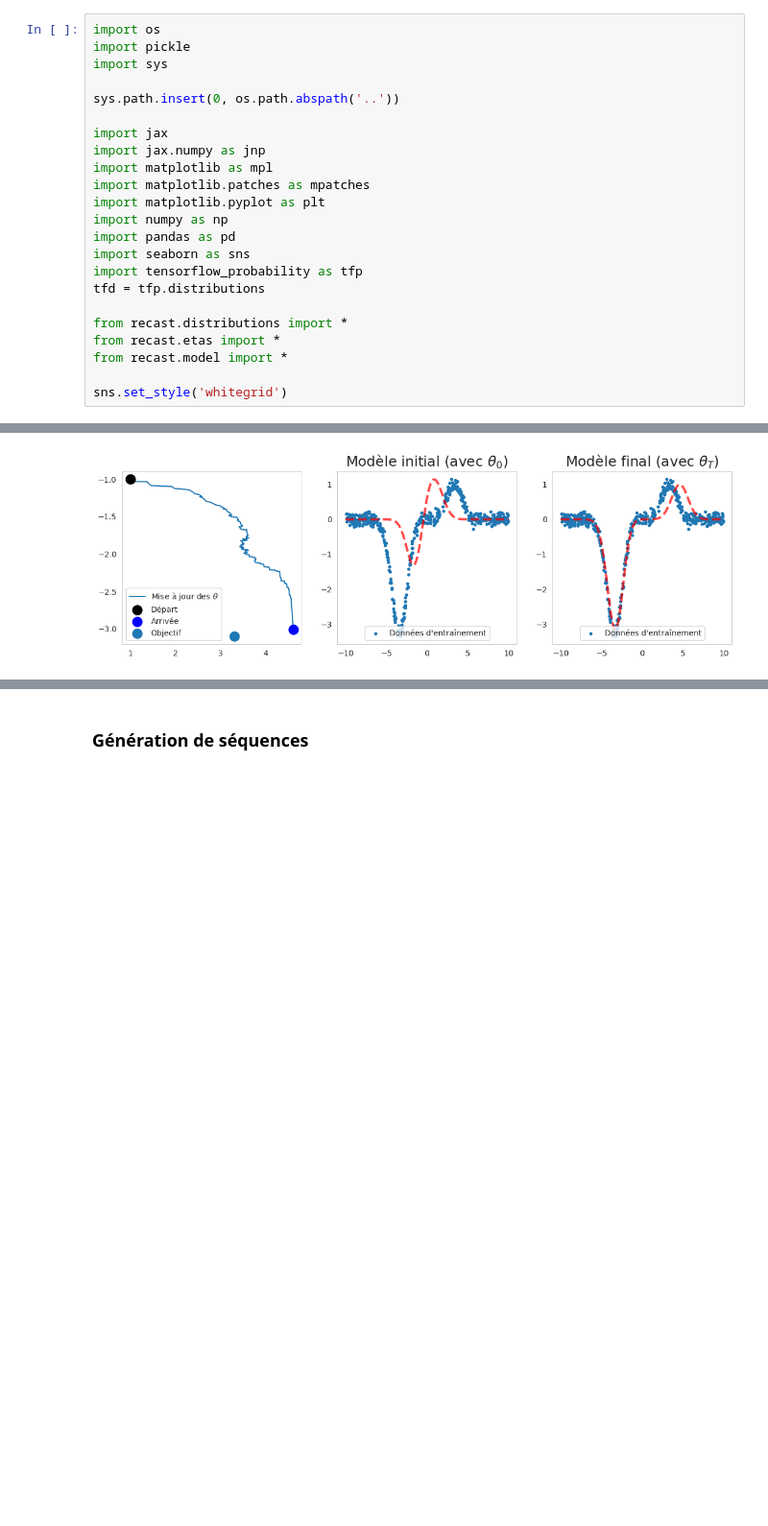
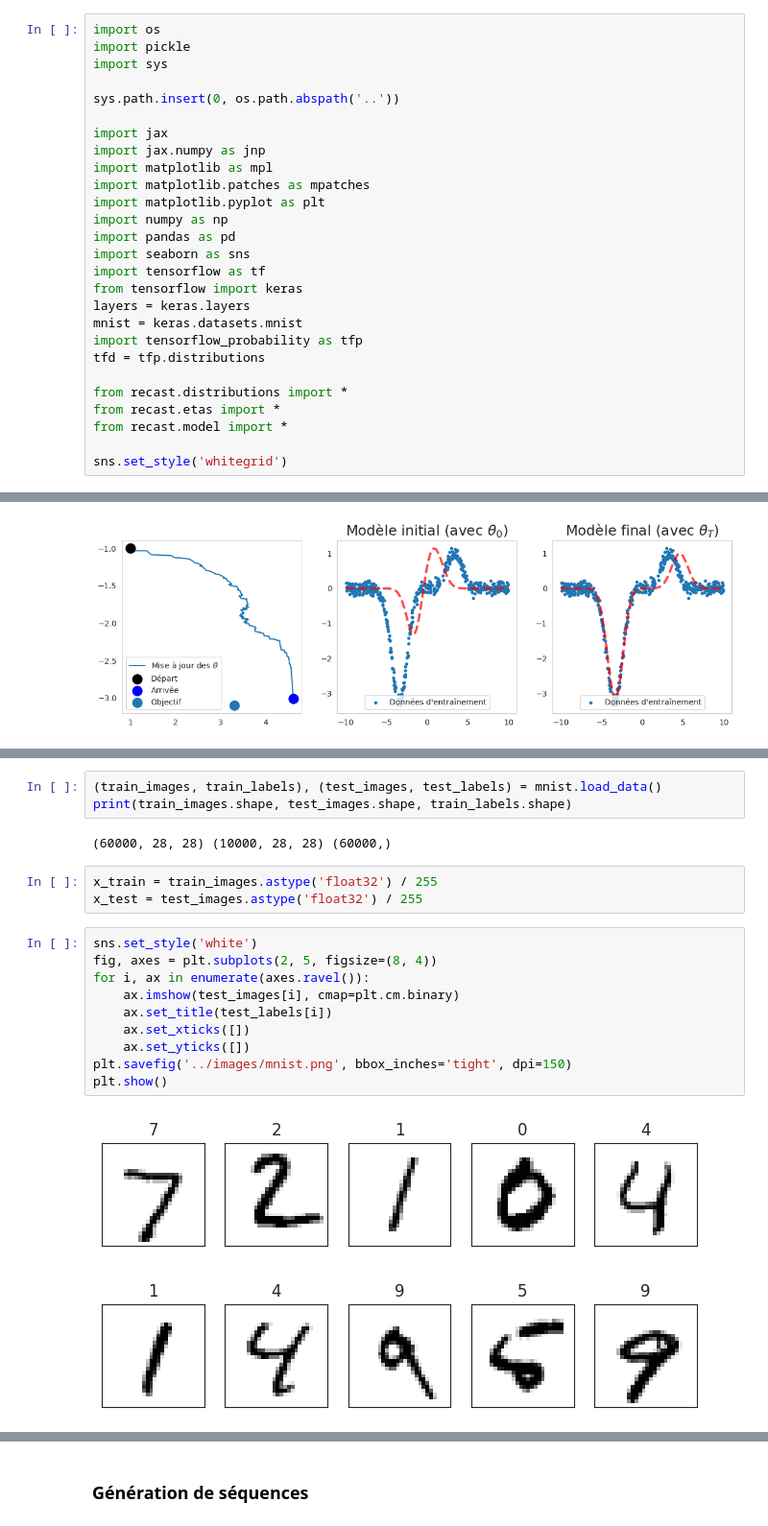
Before and after one commit to alphonsepaix/recast, a Jupyter notebook: notebooks/figures.ipynb, the cells around one changed output, grey strips where cells are left out. Shown at 96% size. Drawn from its saved outputs; the diff is of its cells as text; blank space fills up the shorter version.

Commit message:
Classification avec les données MNIST

```diff
--- a/notebooks/figures.ipynb
+++ b/notebooks/figures.ipynb
@@ -18,6 +18,10 @@ import matplotlib.pyplot as plt
 import numpy as np
 import pandas as pd
 import seaborn as sns
+import tensorflow as tf
+from tensorflow import keras
+layers = keras.layers
+mnist = keras.datasets.mnist
 import tensorflow_probability as tfp
 tfd = tfp.distributions
 
@@ -306,0 +313,20 @@ plt.savefig('../images/sgd.png', dpi=200, bbox_inches='tight')
+# %%
+(train_images, train_labels), (test_images, test_labels) = mnist.load_data()
+print(train_images.shape, test_images.shape, train_labels.shape)
+# %% [output]
+(60000, 28, 28) (10000, 28, 28) (60000,)
+# %%
+x_train = train_images.astype('float32') / 255
+x_test = test_images.astype('float32') / 255
+# %%
+sns.set_style('white')
+fig, axes = plt.subplots(2, 5, figsize=(8, 4))
+for i, ax in enumerate(axes.ravel()):
+    ax.imshow(test_images[i], cmap=plt.cm.binary)
+    ax.set_title(test_labels[i])
+    ax.set_xticks([])
+    ax.set_yticks([])
+plt.savefig('../images/mnist.png', bbox_inches='tight', dpi=150)
+plt.show()
+# %% [output]
+[figure, added]
```
Also changed, not shown: parts of 5 cells of this notebook, 4 other files.
